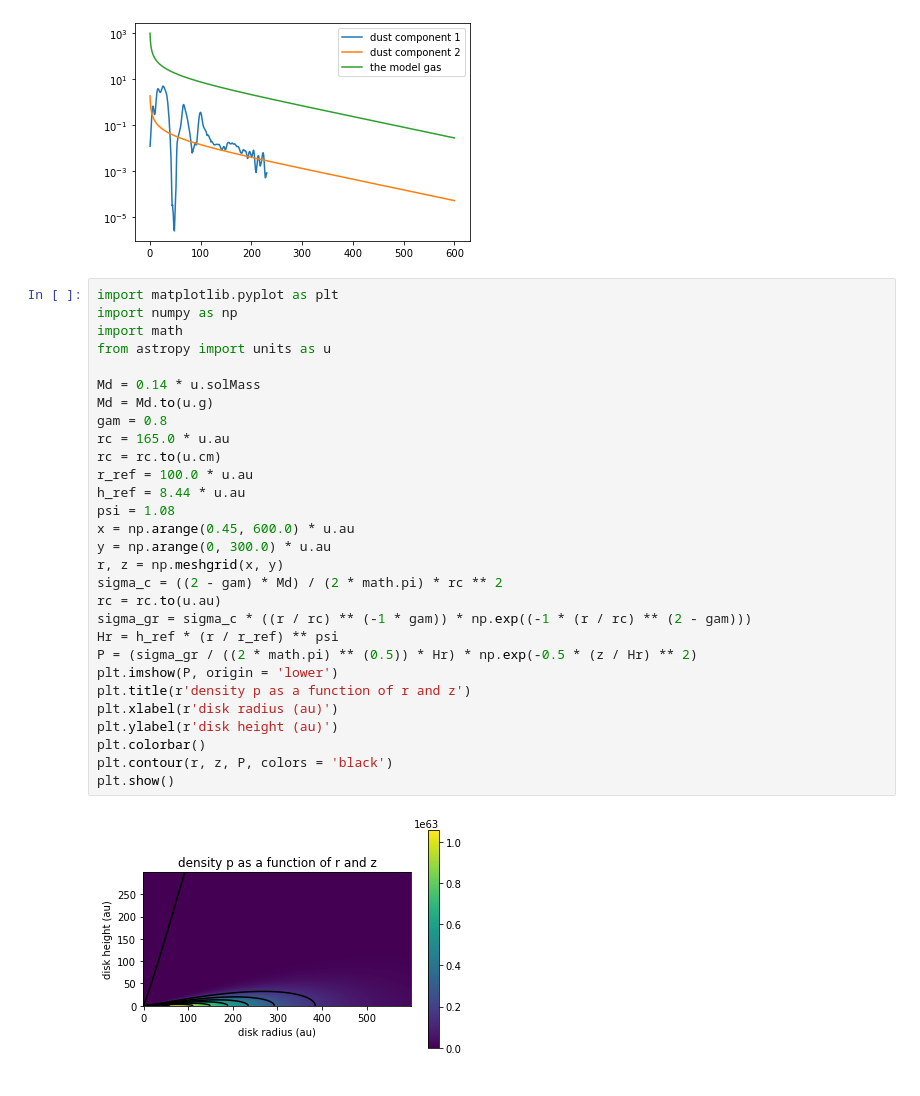
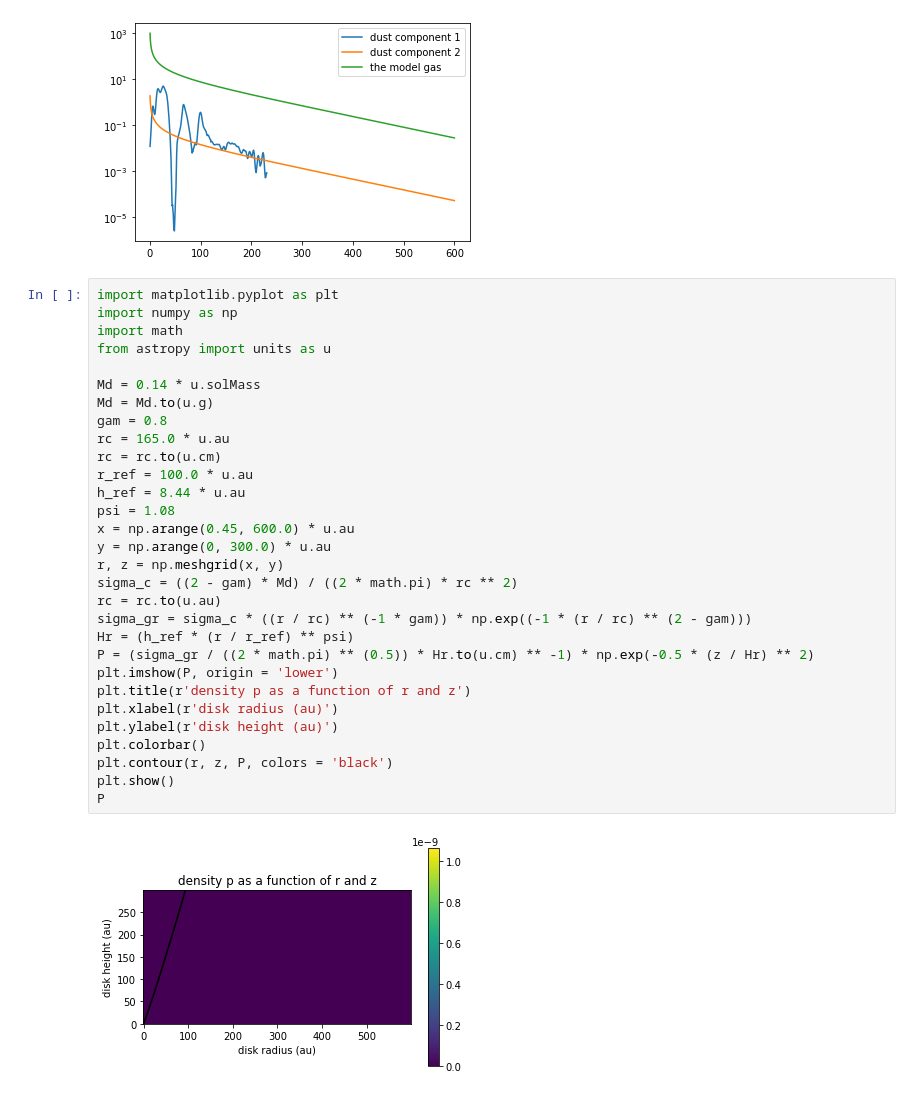
Before and after one commit to feilongm/Notebooks, a Jupyter notebook: notebooks/Plots.ipynb, the cells around one changed output. Drawn from its saved outputs; the diff is of its cells as text.

```diff
--- a/notebooks/Plots.ipynb
+++ b/notebooks/Plots.ipynb
@@ -68,31 +68,32 @@ leg = ax.legend(loc = 'best')
 # %%
 import matplotlib.pyplot as plt
 import numpy as np
 import math
 from astropy import units as u
 
 Md = 0.14 * u.solMass
 Md = Md.to(u.g)
 gam = 0.8
 rc = 165.0 * u.au
 rc = rc.to(u.cm)
 r_ref = 100.0 * u.au
 h_ref = 8.44 * u.au
 psi = 1.08
 x = np.arange(0.45, 600.0) * u.au
 y = np.arange(0, 300.0) * u.au
 r, z = np.meshgrid(x, y)
-sigma_c = ((2 - gam) * Md) / (2 * math.pi) * rc ** 2
+sigma_c = ((2 - gam) * Md) / ((2 * math.pi) * rc ** 2)
 rc = rc.to(u.au)
 sigma_gr = sigma_c * ((r / rc) ** (-1 * gam)) * np.exp((-1 * (r / rc) ** (2 - gam)))
-Hr = h_ref * (r / r_ref) ** psi
-P = (sigma_gr / ((2 * math.pi) ** (0.5)) * Hr) * np.exp(-0.5 * (z / Hr) ** 2)
+Hr = (h_ref * (r / r_ref) ** psi)
+P = (sigma_gr / ((2 * math.pi) ** (0.5)) * Hr.to(u.cm) ** -1) * np.exp(-0.5 * (z / Hr) ** 2)
 plt.imshow(P, origin = 'lower')
 plt.title(r'density p as a function of r and z')
 plt.xlabel(r'disk radius (au)')
 plt.ylabel(r'disk height (au)')
 plt.colorbar()
 plt.contour(r, z, P, colors = 'black')
 plt.show()
+P
 # %% [output]
-[figure, old version]
+[figure, new version]
```
Also changed, not shown: parts of 1 cell of this notebook.
